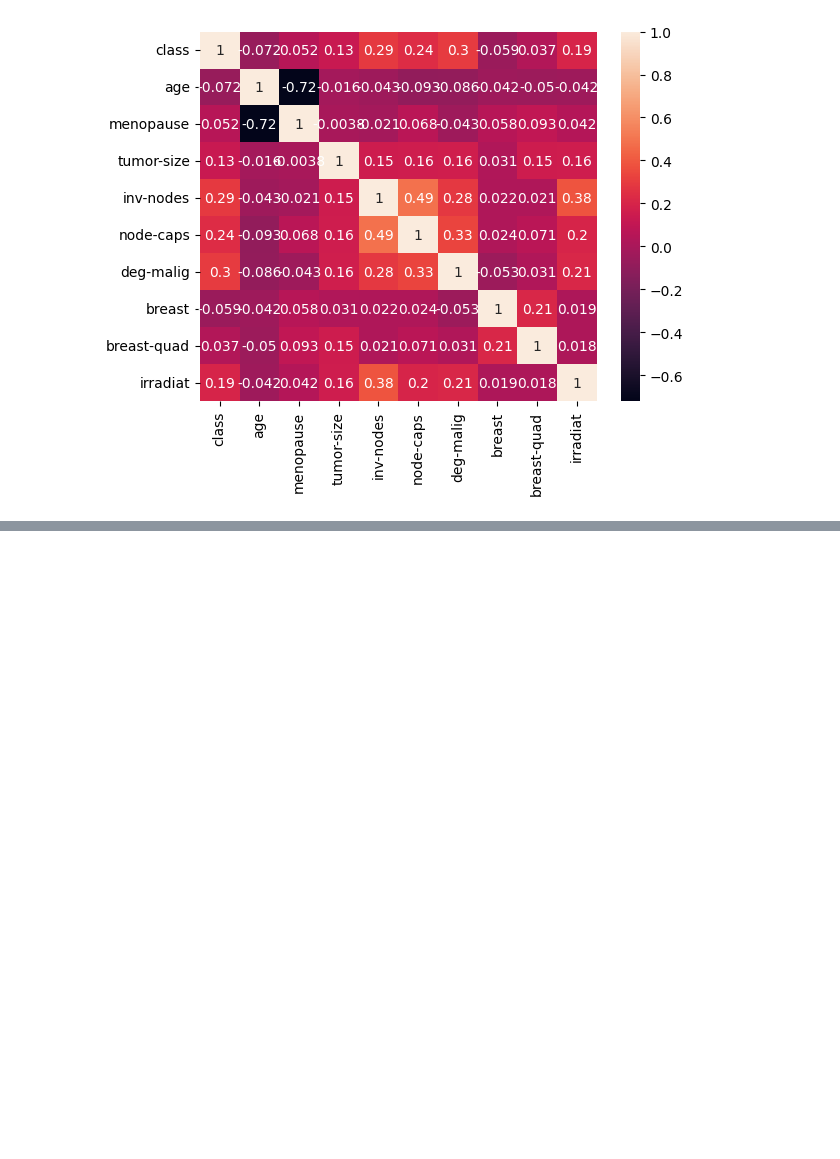
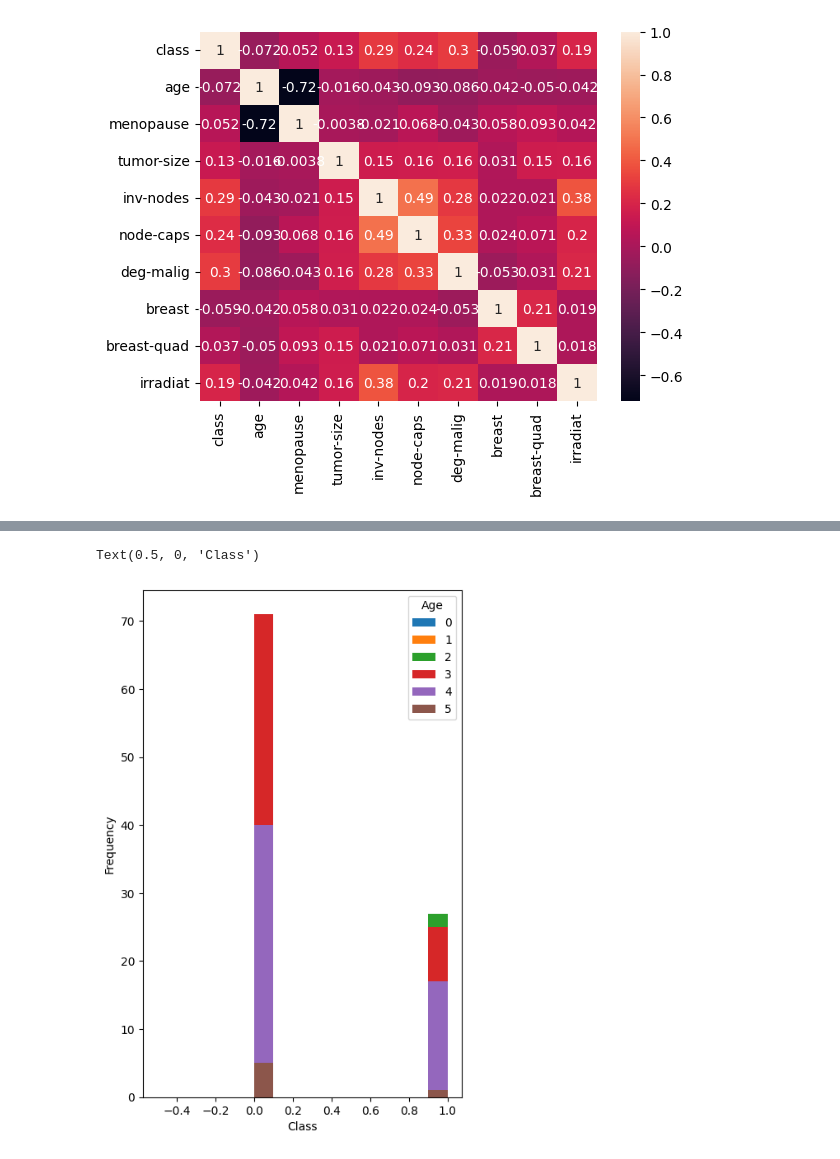
Before and after one commit to AnthonySanchez150/CECS456-Project, a Jupyter notebook: breast_cancer.ipynb, the cells around one changed output, grey strips where cells are left out. Saved outputs shown, nothing was run; the diff lists cells and outputs as text; code cells hidden in the pictures; blank space fills up the shorter version.

```diff
--- a/breast_cancer.ipynb
+++ b/breast_cancer.ipynb
@@ -92,3 +136,12 @@ print(y)
+# %%
+df = dataset.groupby('age')['class'].plot(kind='hist', figsize=(5, 8))
+
+plt.legend(title='Age')
+# Add x-axis label
+plt.xlabel('Class')
+# %% [output]
+Text(0.5, 0, 'Class')
+[figure, added]
 # %%
 from sklearn.model_selection import train_test_split
 X_train, X_test, y_train, y_test = train_test_split(X,y,test_size=0.2,random_state=0)
```
Also changed, not shown: parts of 5 cells of this notebook.
